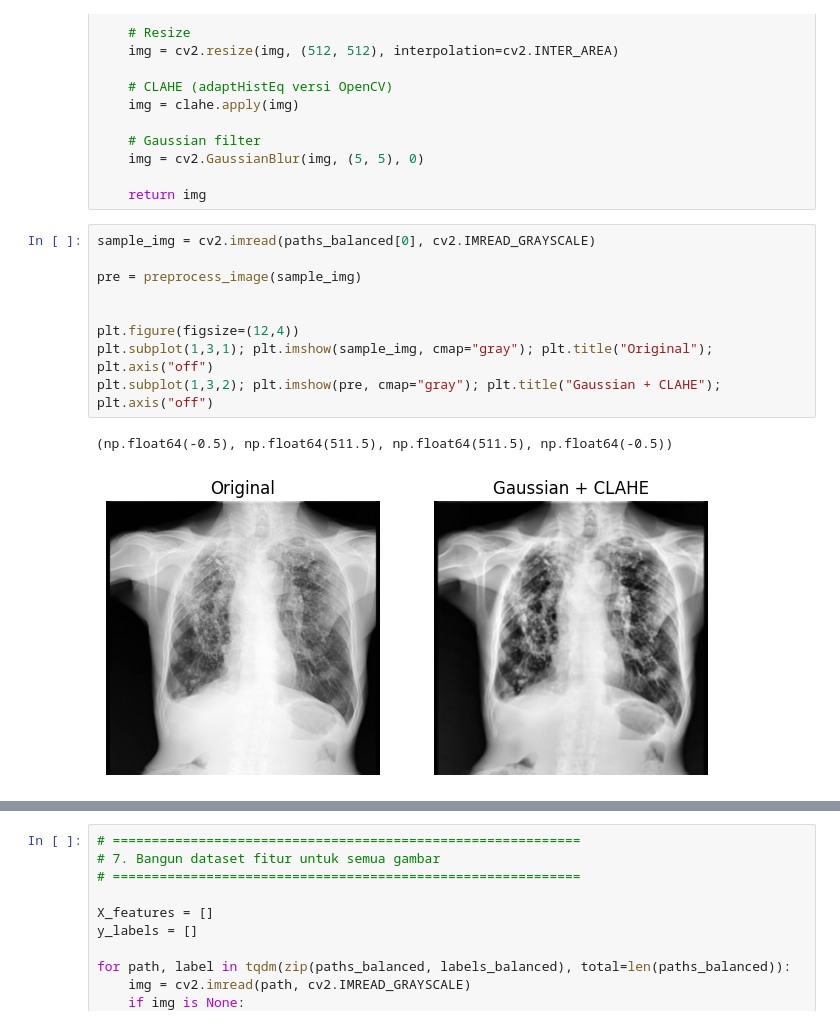
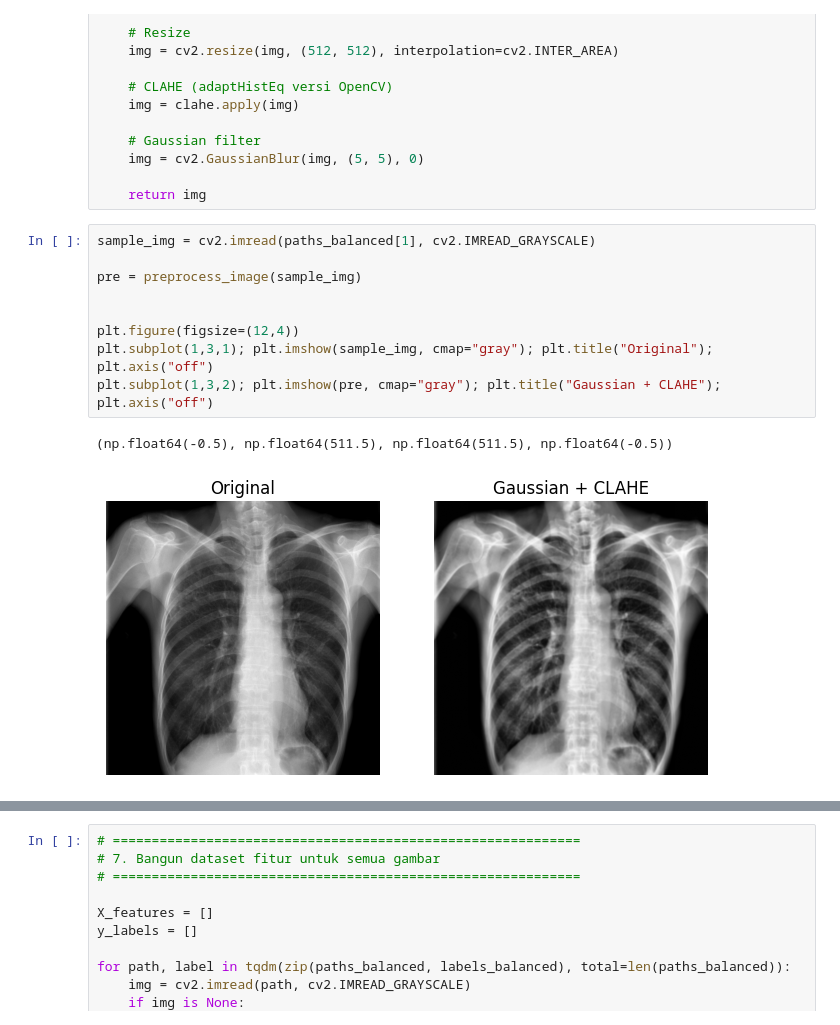
Before and after one commit to kosmasrio0411/Final-Project-PCD, a Jupyter notebook: Final_Project_PCD.ipynb, the cells around one changed output, grey strips where cells are left out. Saved outputs shown, nothing was run; the diff lists cells and outputs as text.

```diff
--- a/Final_Project_PCD.ipynb
+++ b/Final_Project_PCD.ipynb
@@ -152,15 +151,15 @@ def preprocess_image(img):
 
     return img
 # %%
-sample_img = cv2.imread(paths_balanced[0], cv2.IMREAD_GRAYSCALE)
+sample_img = cv2.imread(paths_balanced[1], cv2.IMREAD_GRAYSCALE)
 
 pre = preprocess_image(sample_img)
 
 
 plt.figure(figsize=(12,4))
 plt.subplot(1,3,1); plt.imshow(sample_img, cmap="gray"); plt.title("Original"); plt.axis("off")
 plt.subplot(1,3,2); plt.imshow(pre, cmap="gray"); plt.title("Gaussian + CLAHE"); plt.axis("off")
 # %% [output]
 (np.float64(-0.5), np.float64(511.5), np.float64(511.5), np.float64(-0.5))
-[figure, old version]
+[figure, new version]
 # %%
```
Also changed, not shown: parts of 11 cells of this notebook.
